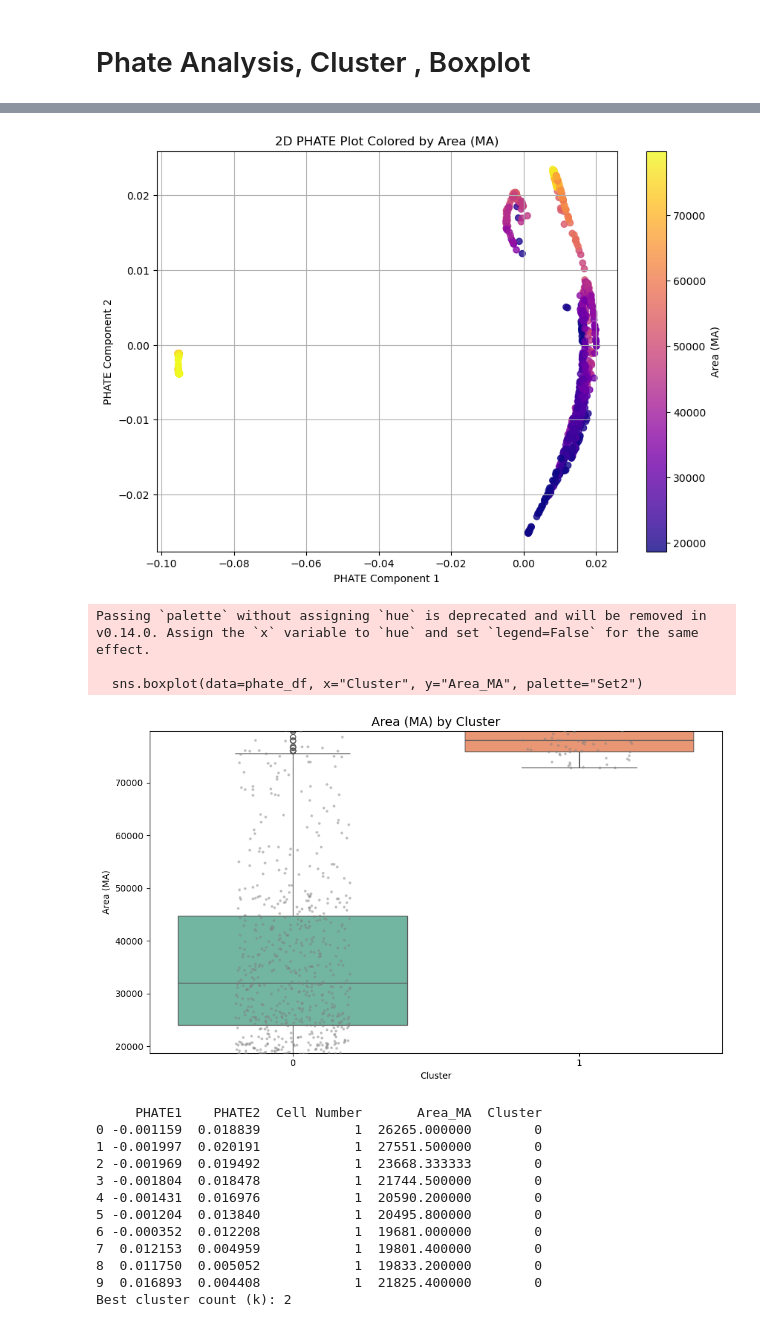
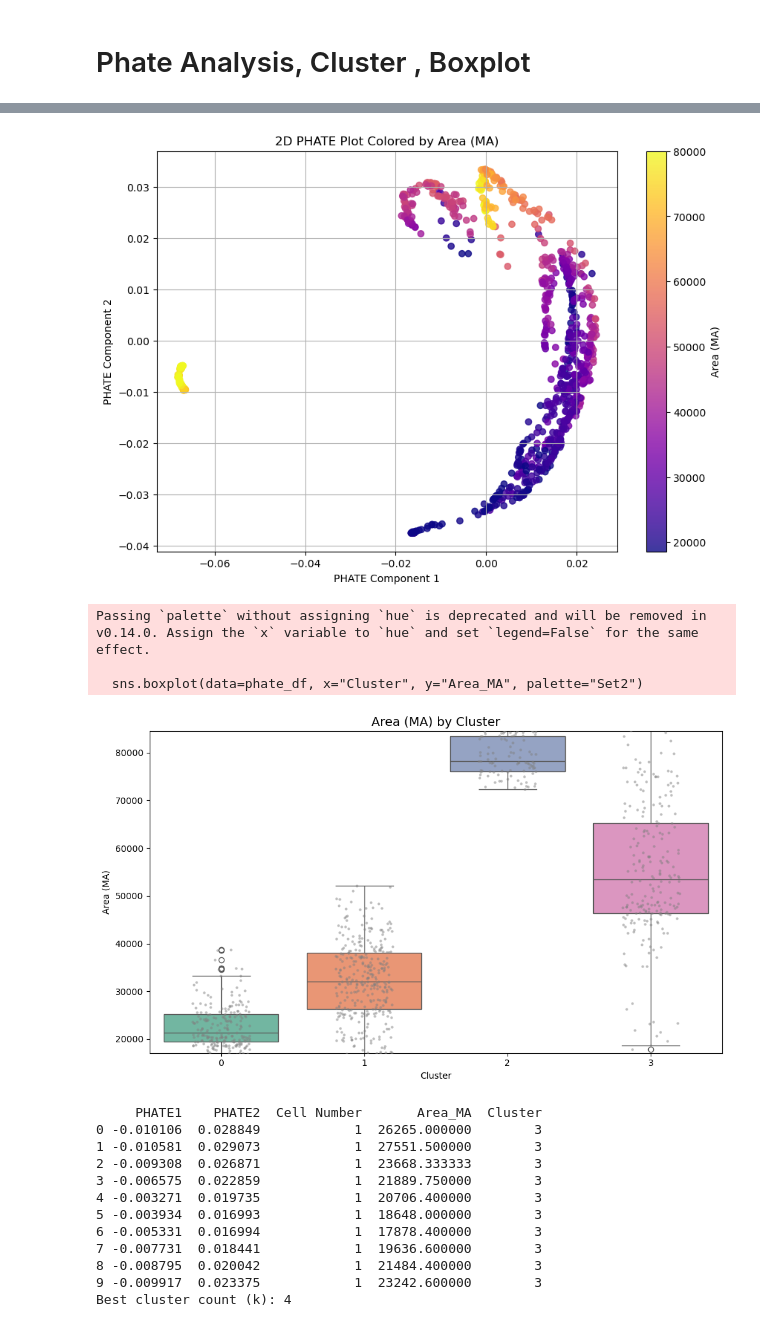
Before and after one commit to mina-mahbub/EmbedTrack_Mina, a Jupyter notebook: Cell_Frame-Video/Track_Video_Shape_Mean_Track_New.ipynb, the cells around one changed output, grey strips where cells are left out. Saved outputs shown, nothing was run; the diff lists cells and outputs as text; code cells hidden in the pictures.

Commit message:
We worked on Track_New folder (Corrected Tracking Image).

```diff
--- a/Cell_Frame-Video/Track_Video_Shape_Mean_Track_New.ipynb
+++ b/Cell_Frame-Video/Track_Video_Shape_Mean_Track_New.ipynb
@@ -1234,7 +1235,7 @@ Passing `palette` without assigning `hue` is deprecated and will be removed in v
 # Phate Analysis, Cluster , Boxplot
 # %%
 
-def apply_phate(csv_path, output_directory, window_size, variance_threshold=0.99):
+def apply_phate(csv_path, output_directory, window_size, variance_threshold=0.95):
     """Apply PCA + PHATE + dynamic KMeans clustering with optimal k selection using silhouette scores."""
 
     # Load data
@@ -1274,7 +1275,7 @@ def apply_phate(csv_path, output_directory, window_size, variance_threshold=0.99
 
     # Determine optimal k using silhouette score
     silhouette_scores = []
-    k_range = range(2, 15)
+    k_range = range(3, 15)
     for k in k_range:
         kmeans_temp = KMeans(n_clusters=k, random_state=44, n_init='auto').fit(X_phate)
         score = silhouette_score(X_phate, kmeans_temp.labels_)
@@ -1477,7 +1478,7 @@ def apply_phate(csv_path, output_directory, window_size, variance_threshold=0.95
 
     # Determine optimal k using silhouette score
     silhouette_scores = []
-    k_range = range(2, 15)
+    k_range = range(3, 15)
     for k in k_range:
         kmeans_temp = KMeans(n_clusters=k, random_state=44, n_init='auto').fit(X_phate)
         score = silhouette_score(X_phate, kmeans_temp.labels_)
@@ -1568,8 +1569,8 @@ def apply_phate(csv_path, output_directory, window_size, variance_threshold=0.95
     # vmin = phate_df["Y_Centroid_Velocity_MA"].quantile(0.05)
     # vmax = phate_df["Y_Centroid_Velocity_MA"].quantile(0.95)
 
-    vmin = phate_df["Area_MA"].quantile(0.05)
-    vmax = phate_df["Area_MA"].quantile(0.95)
+    vmin = phate_df["Area_MA"].quantile(0.01)
+    vmax = phate_df["Area_MA"].quantile(0.99)
 
 
     plt.figure(figsize=(10, 6))
@@ -1612,9 +1613,9 @@ def apply_phate(csv_path, output_directory, window_size, variance_threshold=0.95
 
 
 window_size = 5
-output_directory = "/home/MinaHossain/EmbedTrack/Cell_Frame-Video/Track_New_Output"
-input_directory = "/home/MinaHossain/EmbedTrack/Cell_Frame-Video/Track_New_Output"
-csv_path = os.path.join(input_directory, f"Cells_Centroid_Velocity_TrueLabel_MA_Median_{window_size}.csv")
+output_directory = "/home/MinaHossain/EmbedTrack/Cell_Frame-Video/Reg_Output"
+input_directory = "/home/MinaHossain/EmbedTrack/Cell_Frame-Video/Reg_Output"
+csv_path = os.path.join(input_directory, f"Cells_Centroid_Velocity_TrueLabel_MA_Mean_{window_size}.csv")
 
 phate_results, best_k = apply_phate(csv_path, output_directory, window_size)
 print(phate_results.head(10))
@@ -1651,17 +1652,17 @@ Optimal number of clusters based on silhouette score: k=2, score=0.8413
-[figure, old version]
+[figure, new version]
 Passing `palette` without assigning `hue` is deprecated and will be removed in v0.14.0. Assign the `x` variable to `hue` and set `legend=False` for the same effect.
 
   sns.boxplot(data=phate_df, x="Cluster", y="Area_MA", palette="Set2")
-[figure, old version]
+[figure, new version]
      PHATE1    PHATE2  Cell Number       Area_MA  Cluster
-0 -0.001159  0.018839            1  26265.000000        0
-1 -0.001997  0.020191            1  27551.500000        0
-2 -0.001969  0.019492            1  23668.333333        0
-3 -0.001804  0.018478            1  21744.500000        0
-4 -0.001431  0.016976            1  20590.200000        0
-5 -0.001204  0.013840            1  20495.800000        0
-6 -0.000352  0.012208            1  19681.000000        0
-7  0.012153  0.004959            1  19801.400000        0
-8  0.011750  0.005052            1  19833.200000        0
-9  0.016893  0.004408            1  21825.400000        0
-Best cluster count (k): 2
+0 -0.010106  0.028849            1  26265.000000        3
+1 -0.010581  0.029073            1  27551.500000        3
+2 -0.009308  0.026871            1  23668.333333        3
+3 -0.006575  0.022859            1  21889.750000        3
+4 -0.003271  0.019735            1  20706.400000        3
+5 -0.003934  0.016993            1  18648.000000        3
+6 -0.005331  0.016994            1  17878.400000        3
+7 -0.007731  0.018441            1  19636.600000        3
+8 -0.008795  0.020042            1  21484.400000        3
+9 -0.009917  0.023375            1  23242.600000        3
+Best cluster count (k): 4
```
Also changed, not shown: parts of 7 cells of this notebook, 28 other files.
